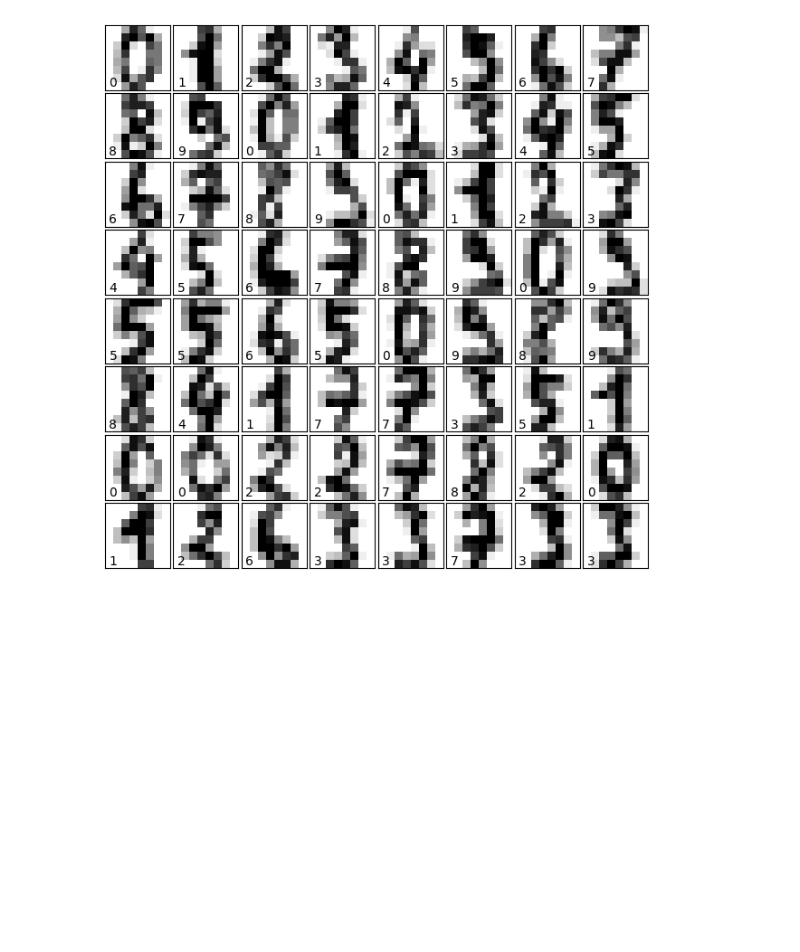
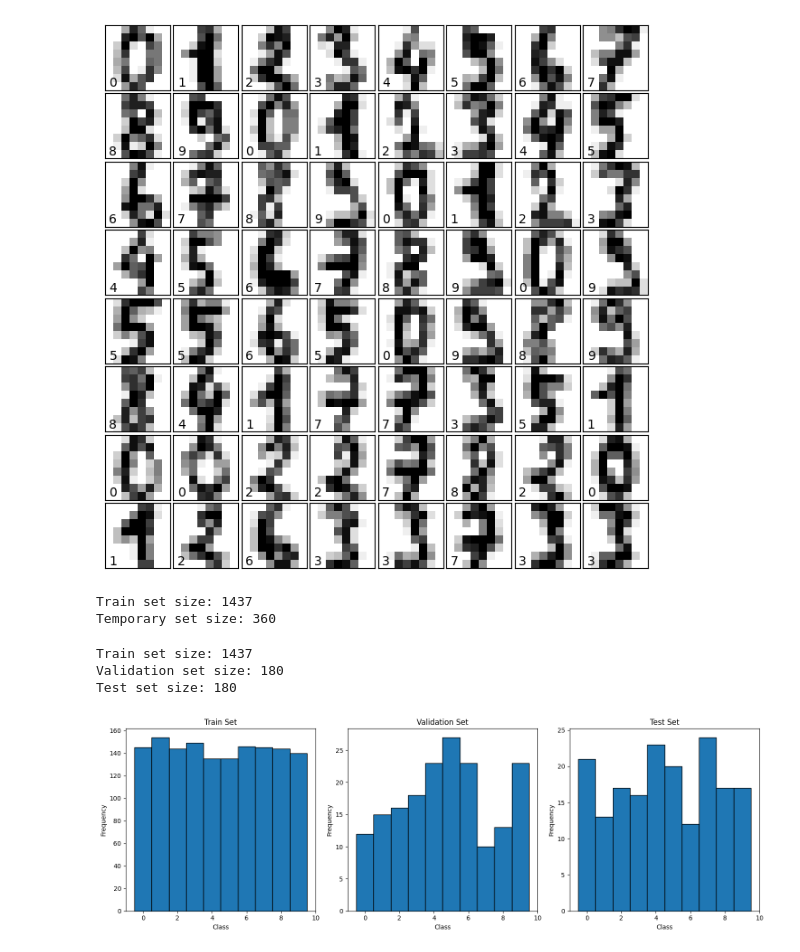
Before and after one commit to MaximilianSajonz/DAMI-Python-Assignments, a Jupyter notebook: Basic_Neural_Network/digits (1).ipynb, the cells around one changed output. Drawn from its saved outputs; the diff is of its cells as text; code cells hidden in the pictures; blank space fills up the shorter version.

```diff
--- a/Basic_Neural_Network/digits (1).ipynb
+++ b/Basic_Neural_Network/digits (1).ipynb
@@ -17,6 +17,7 @@ import seaborn as sns
 # Load the digits dataset
 digits_data = load_digits()
 X, y = digits_data.data, digits_data.target
+X = X / 16.0
 # %%
 # Show a historam of dataset
 plt.hist(y, bins=10, edgecolor='black')
@@ -75,0 +41,48 @@ for i in range(64):
+# %%
+# Split the data into train and temporary sets (80:20)
+
+X_train, X_temp, y_train, y_temp = train_test_split(X, y, test_size=0.2, random_state=42)
+print("Train set size:", len(X_train))
+print("Temporary set size:", len(X_temp))
+# %% [output]
+Train set size: 1437
+Temporary set size: 360
+# %%
+# Split the temporary set into validation and test sets (50:50)
+
+X_val, X_test, y_val, y_test = train_test_split(X_temp, y_temp, test_size=0.5, random_state=42)
+
+print("Train set size:", len(X_train))
+print("Validation set size:", len(X_val))
+print("Test set size:", len(X_test))
+# %% [output]
+Train set size: 1437
+Validation set size: 180
+Test set size: 180
+# %%
+# Show a histogram of train, validation and test data
+
+plt.figure(figsize=(15, 5))
+
+plt.subplot(1, 3, 1)
+plt.hist(y_train, bins=range(11), edgecolor='black', align='left')
+plt.title('Train Set')
+plt.xlabel('Class')
+plt.ylabel('Frequency')
+
+plt.subplot(1, 3, 2)
+plt.hist(y_val, bins=range(11), edgecolor='black', align='left')
+plt.title('Validation Set')
+plt.xlabel('Class')
+plt.ylabel('Frequency')
+
+plt.subplot(1, 3, 3)
+plt.hist(y_test, bins=range(11), edgecolor='black', align='left')
+plt.title('Test Set')
+plt.xlabel('Class')
+plt.ylabel('Frequency')
+
+plt.tight_layout()
+plt.show()
+# %% [output]
+[figure, added]
```
Also changed, not shown: parts of 17 cells of this notebook.
